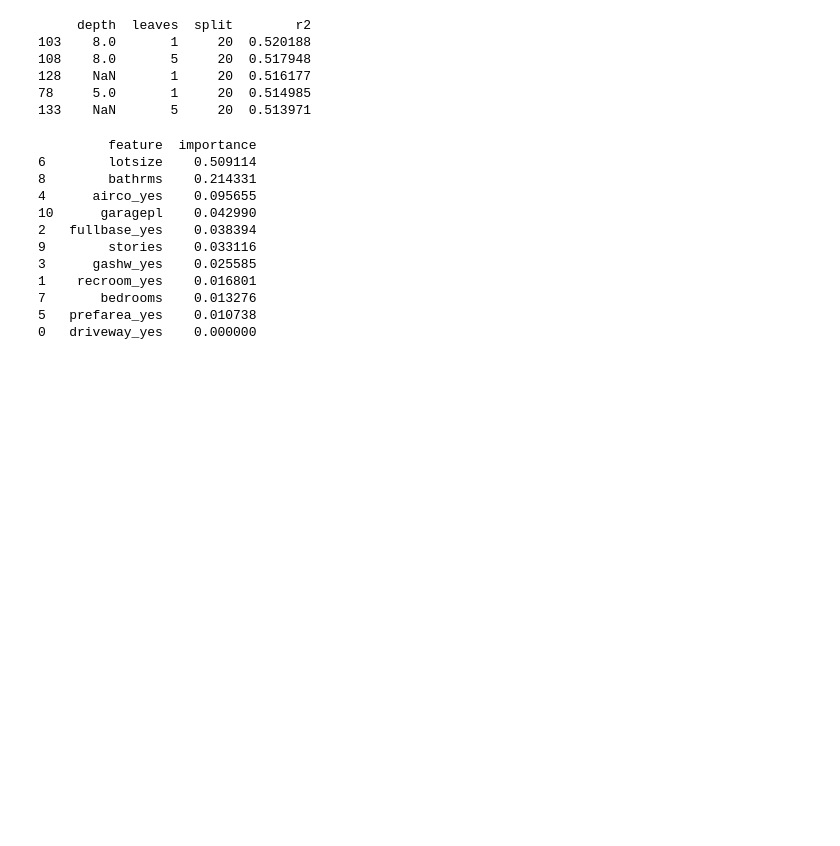
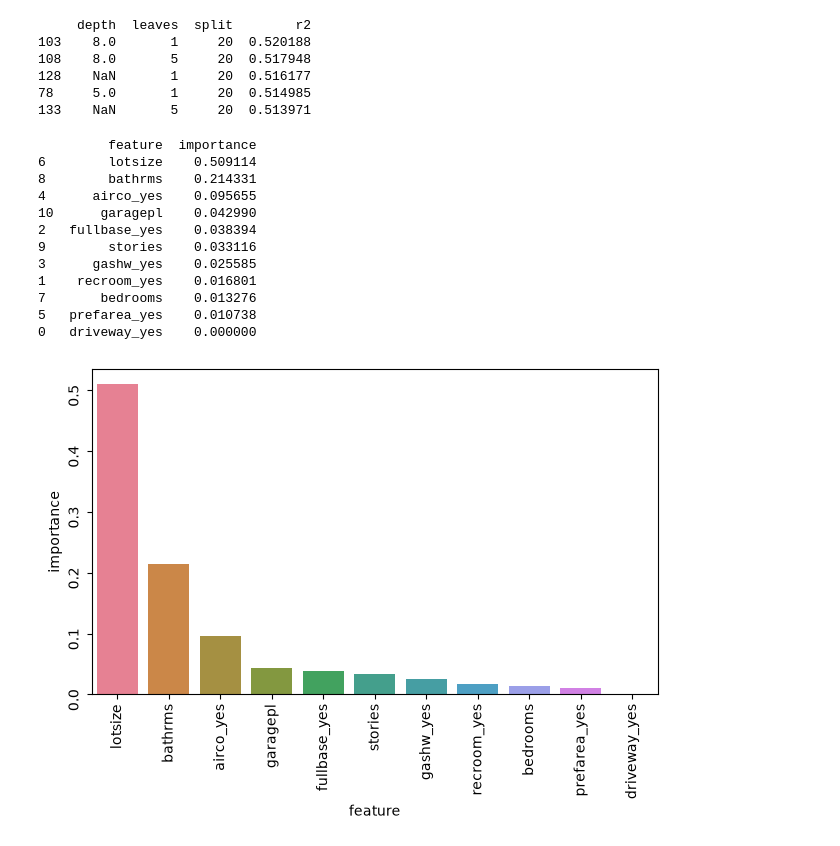
Before and after one commit to AungSannOoDe/machine_learning, a Jupyter notebook: day_09_machine_learning/02_Decision_tree_Regressor.ipynb, the cells around one changed output. Saved outputs shown, nothing was run; the diff lists cells and outputs as text; code cells hidden in the pictures; blank space fills up the shorter version.

```diff
--- a/day_09_machine_learning/02_Decision_tree_Regressor.ipynb
+++ b/day_09_machine_learning/02_Decision_tree_Regressor.ipynb
@@ -98,0 +120,9 @@ print(df_imp)
+# %%
+plt.Figure(figsize=(10,12))
+sns.barplot(data=df_imp,x="feature",y="importance",hue="feature")
+plt.yticks(rotation=90)
+plt.xticks(rotation=90)
+plt.tight_layout()
+plt.show()
+# %% [output]
+[figure, added]
```
Also changed, not shown: parts of 6 cells of this notebook, 2 other files.
